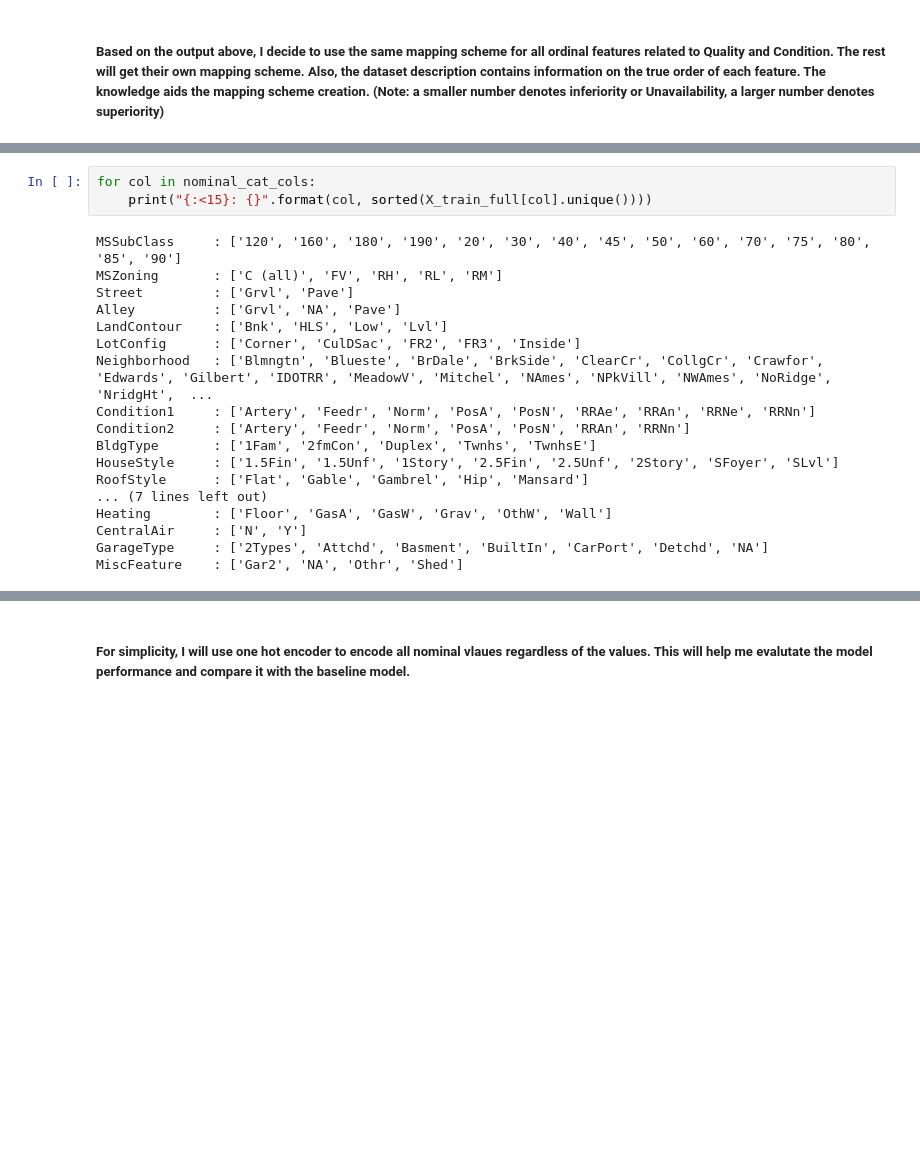
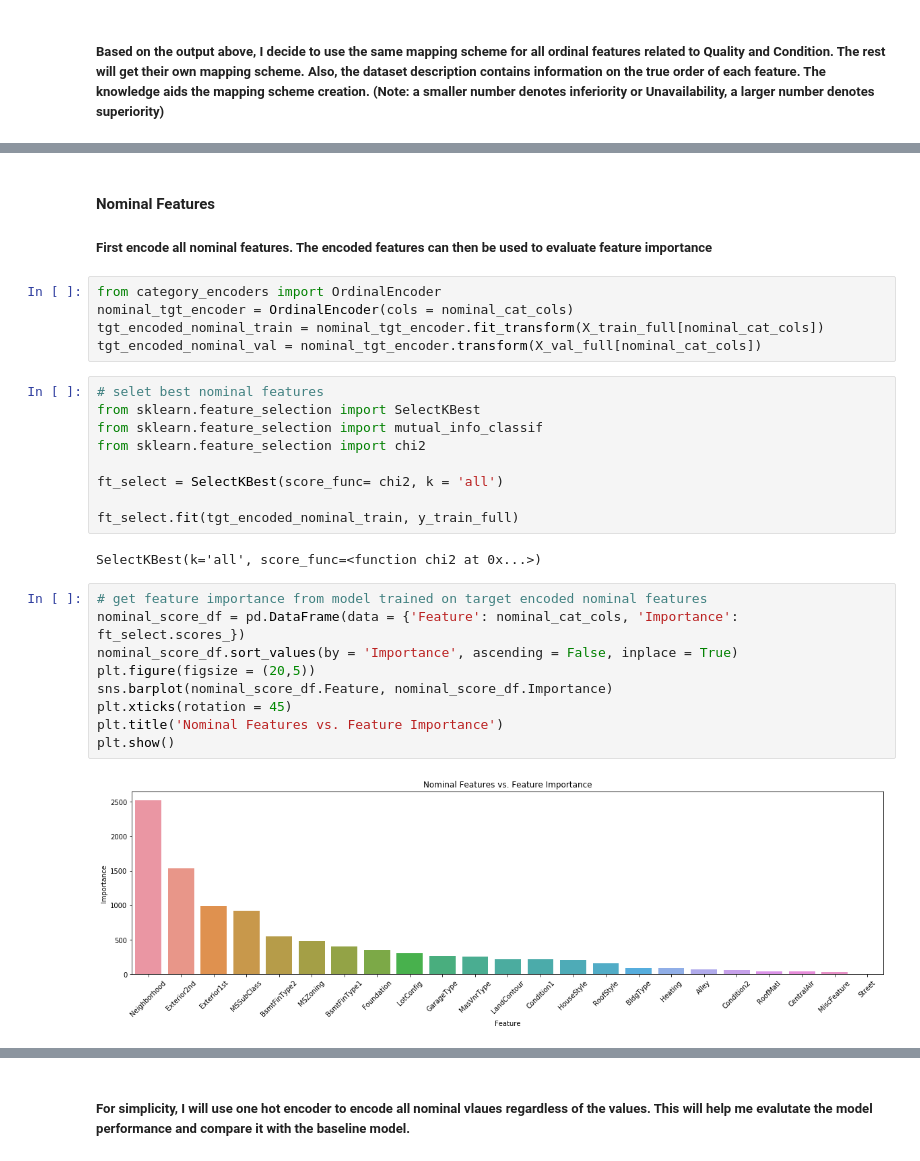
Before and after one commit to MTang0728/Ames_Housing_Price_Competition, a Jupyter notebook: Price_Prediction.ipynb, the cells around one changed output, grey strips where cells are left out. Saved outputs shown, nothing was run; the diff lists cells and outputs as text; blank space fills up the shorter version.

```diff
--- a/Price_Prediction.ipynb
+++ b/Price_Prediction.ipynb
@@ -610,21 +610,31 @@ X_train_full[ordinal_cat_cols].head(5)
-# %%
-for col in nominal_cat_cols:
-    print("{:<15}: {}".format(col, sorted(X_train_full[col].unique())))
-# %% [output]
-MSSubClass     : ['120', '160', '180', '190', '20', '30', '40', '45', '50', '60', '70', '75', '80', '85', '90']
-MSZoning       : ['C (all)', 'FV', 'RH', 'RL', 'RM']
-Street         : ['Grvl', 'Pave']
-Alley          : ['Grvl', 'NA', 'Pave']
-LandContour    : ['Bnk', 'HLS', 'Low', 'Lvl']
-LotConfig      : ['Corner', 'CulDSac', 'FR2', 'FR3', 'Inside']
-Neighborhood   : ['Blmngtn', 'Blueste', 'BrDale', 'BrkSide', 'ClearCr', 'CollgCr', 'Crawfor', 'Edwards', 'Gilbert', 'IDOTRR', 'MeadowV', 'Mitchel', 'NAmes', 'NPkVill', 'NWAmes', 'NoRidge', 'NridgHt',  ...
-Condition1     : ['Artery', 'Feedr', 'Norm', 'PosA', 'PosN', 'RRAe', 'RRAn', 'RRNe', 'RRNn']
-Condition2     : ['Artery', 'Feedr', 'Norm', 'PosA', 'PosN', 'RRAn', 'RRNn']
-BldgType       : ['1Fam', '2fmCon', 'Duplex', 'Twnhs', 'TwnhsE']
-HouseStyle     : ['1.5Fin', '1.5Unf', '1Story', '2.5Fin', '2.5Unf', '2Story', 'SFoyer', 'SLvl']
-RoofStyle      : ['Flat', 'Gable', 'Gambrel', 'Hip', 'Mansard']
-... (7 lines left out)
-Heating        : ['Floor', 'GasA', 'GasW', 'Grav', 'OthW', 'Wall']
-CentralAir     : ['N', 'Y']
-GarageType     : ['2Types', 'Attchd', 'Basment', 'BuiltIn', 'CarPort', 'Detchd', 'NA']
-MiscFeature    : ['Gar2', 'NA', 'Othr', 'Shed']
+# %% [markdown]
+#### **Nominal Features**
+
+##### First encode all nominal features. The encoded features can then be used to evaluate feature importance
+# %%
+from category_encoders import OrdinalEncoder
+nominal_tgt_encoder = OrdinalEncoder(cols = nominal_cat_cols)
+tgt_encoded_nominal_train = nominal_tgt_encoder.fit_transform(X_train_full[nominal_cat_cols])
+tgt_encoded_nominal_val = nominal_tgt_encoder.transform(X_val_full[nominal_cat_cols])
+# %%
+# selet best nominal features
+from sklearn.feature_selection import SelectKBest
+from sklearn.feature_selection import mutual_info_classif
+from sklearn.feature_selection import chi2
+
+ft_select = SelectKBest(score_func= chi2, k = 'all')
+
+ft_select.fit(tgt_encoded_nominal_train, y_train_full)
+# %% [output]
+SelectKBest(k='all', score_func=<function chi2 at 0x...>)
+# %%
+# get feature importance from model trained on target encoded nominal features
+nominal_score_df = pd.DataFrame(data = {'Feature': nominal_cat_cols, 'Importance': ft_select.scores_})
+nominal_score_df.sort_values(by = 'Importance', ascending = False, inplace = True)
+plt.figure(figsize = (20,5))
+sns.barplot(nominal_score_df.Feature, nominal_score_df.Importance)
+plt.xticks(rotation = 45)
+plt.title('Nominal Features vs. Feature Importance')
+plt.show()
+# %% [output]
+[figure, added]
```
Also changed, not shown: parts of 11 cells of this notebook.
